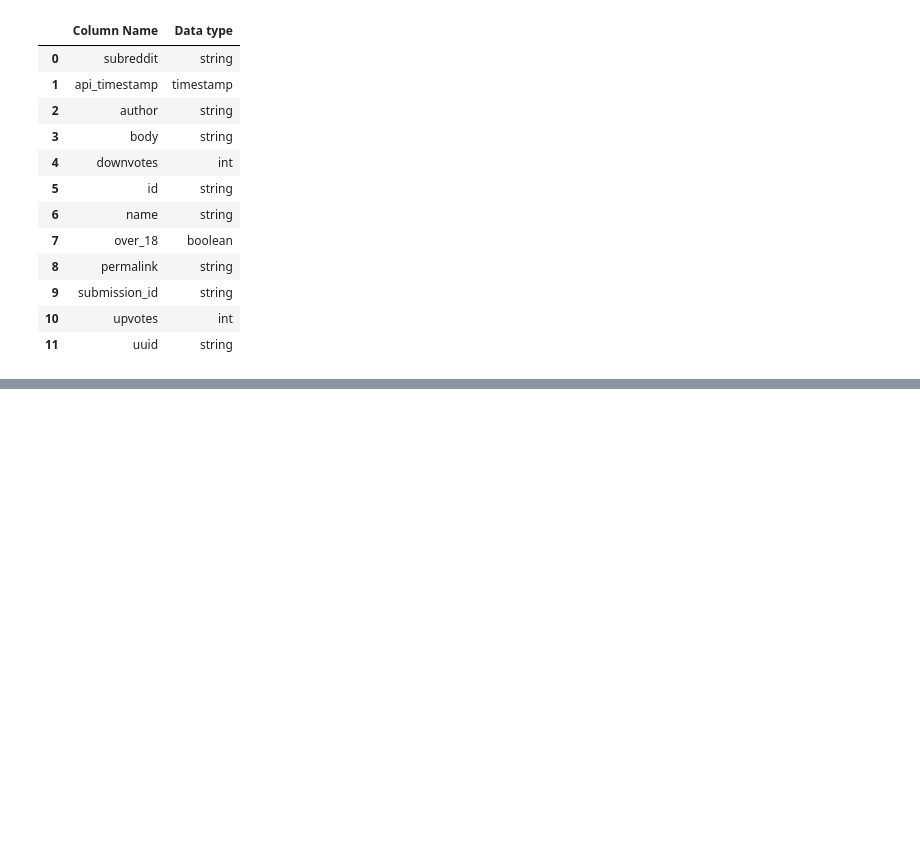
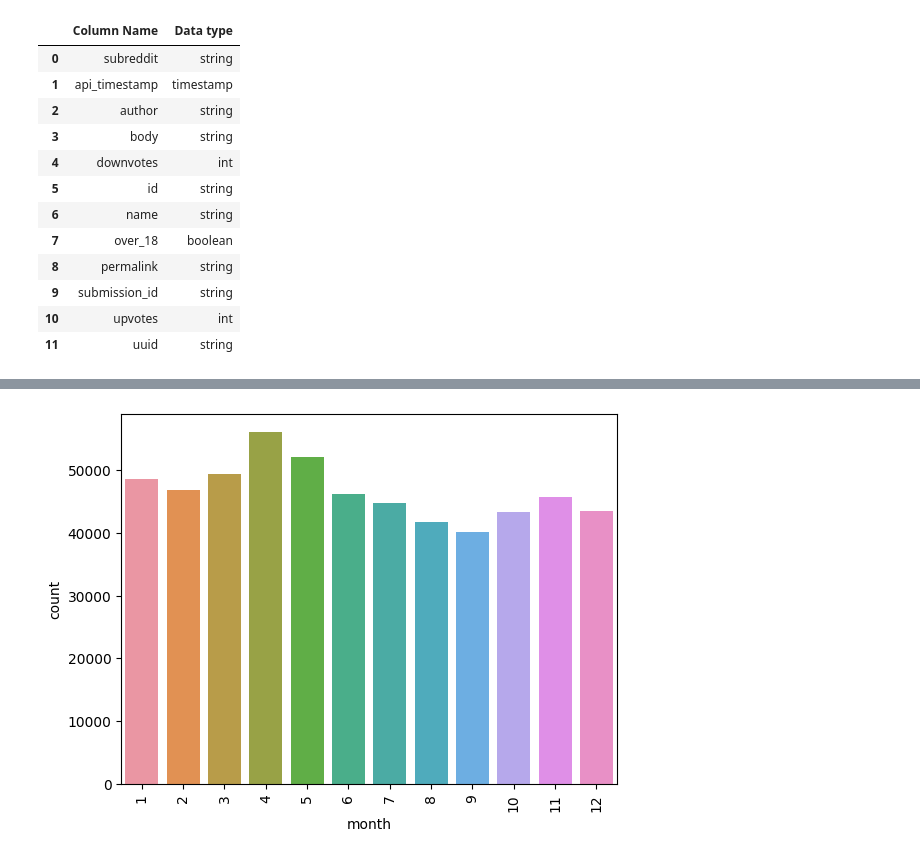
Before and after one commit to SolidCake98/reddit_big_data, a Jupyter notebook: notebooks/EDA.ipynb, the cells around one changed output, grey strips where cells are left out. Saved outputs shown, nothing was run; the diff lists cells and outputs as text; code cells hidden in the pictures; blank space fills up the shorter version.

```diff
--- a/notebooks/EDA.ipynb
+++ b/notebooks/EDA.ipynb
@@ -164,0 +175,4 @@ sn.barplot(df_comments.groupBy(F.col("subreddit")). \
+# %%
+num_posts_distribution_time_period(df_posts, "month")
+# %% [output]
+[figure, added]
```
Also changed, not shown: parts of 52 cells of this notebook, 14 other files.
